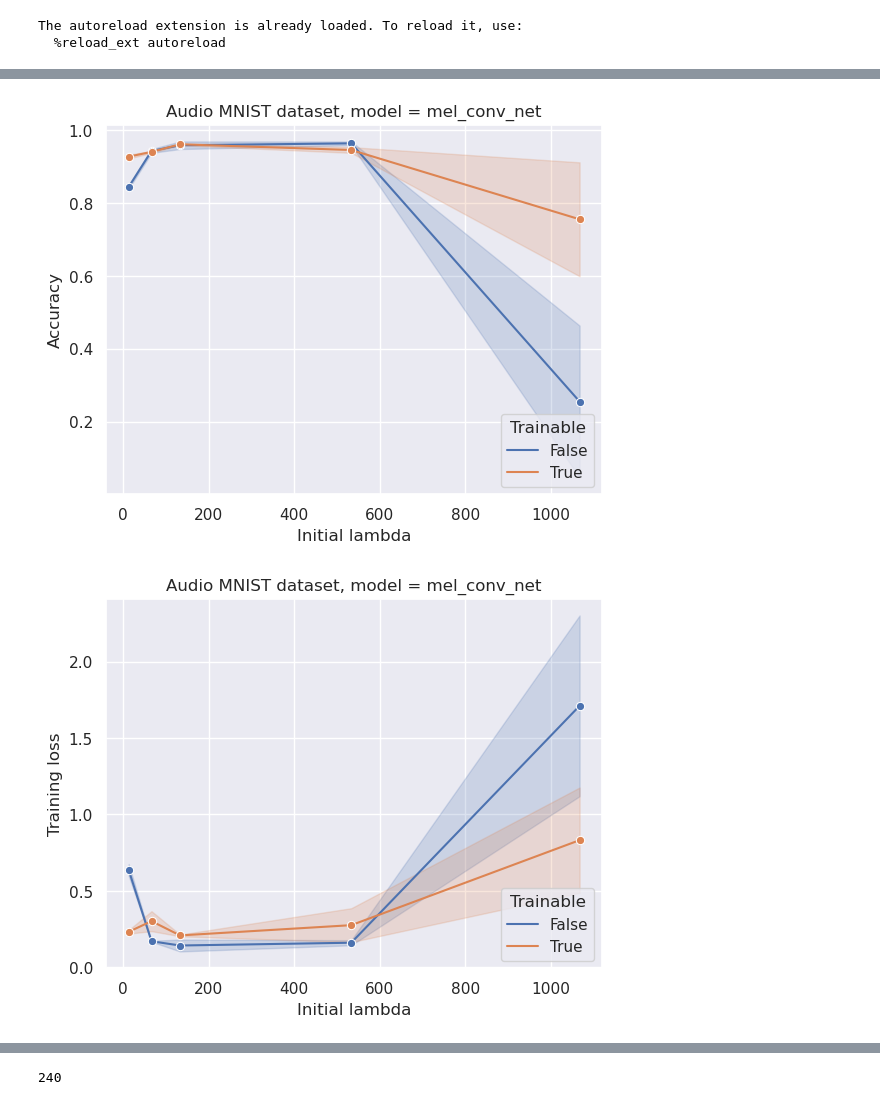
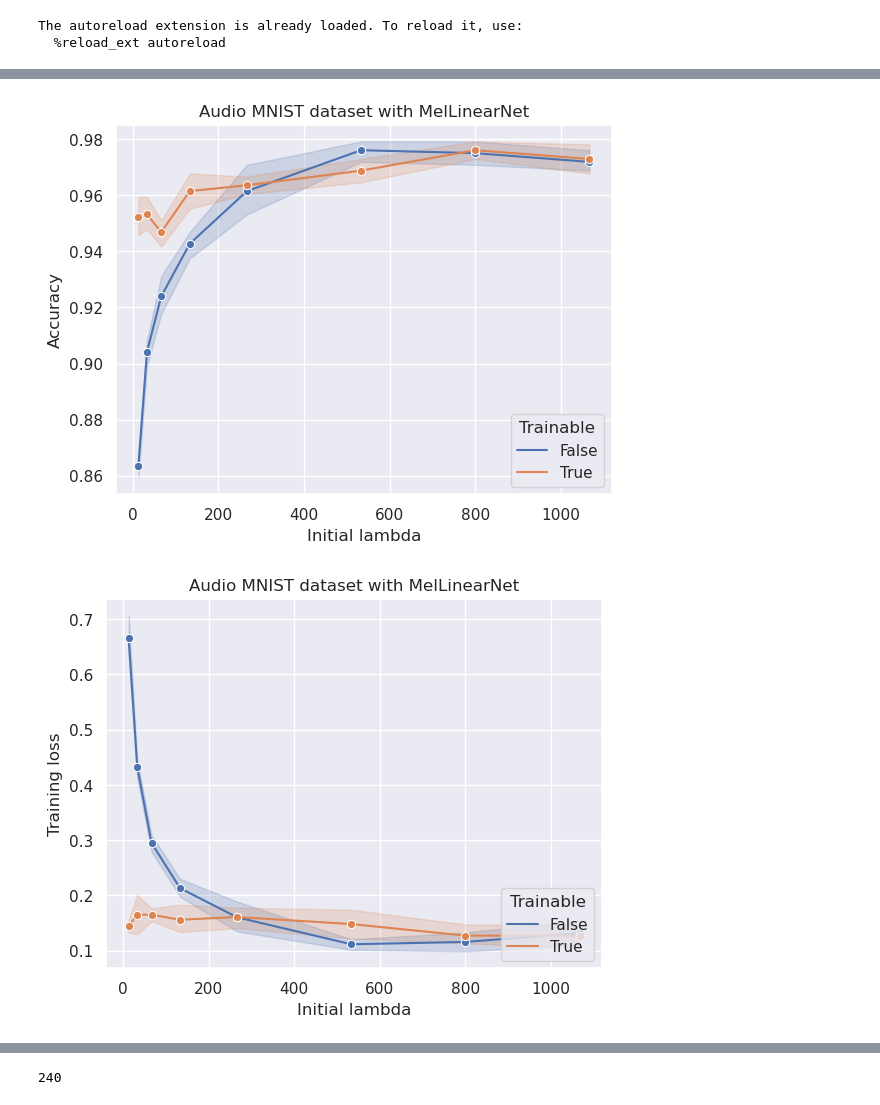
Before and after one commit to johnmartinsson/differentiable-mel-spectrogram, a Jupyter notebook: notebooks/analyse_ray_tune.ipynb, the cells around one changed output, grey strips where cells are left out. Cells and saved outputs as stored; diff of their text form; code cells hidden in the pictures.

```diff
--- a/notebooks/analyse_ray_tune.ipynb
+++ b/notebooks/analyse_ray_tune.ipynb
@@ -37,8 +37,8 @@ The autoreload extension is already loaded. To reload it, use:
 #experiment_path = "/home/martinsson/ray_results/dtf_time_frequency_lambda_search_linear/" #linear, time-frequency
 #experiment_path = "/home/martinsson/ray_results/dtf_time_frequency_lambda_search_conv_not_normalized/" #conv, time-frequency
 
-#experiment_path = "/home/martinsson/ray_results/dtf_audio_mnist_lambda_search_mel_linear/" #linear, audio-mnist
-experiment_path = "/home/martinsson/ray_results/dtf_audio_mnist_lambda_search_conv_not_normalized/" #conv, audio-mnist
+experiment_path = "/home/martinsson/ray_results/dtf_audio_mnist_lambda_search_mel_linear/" #linear, audio-mnist
+#experiment_path = "/home/martinsson/ray_results/dtf_audio_mnist_lambda_search_conv_not_normalized/" #conv, audio-mnist
 
 
 
@@ -46,5 +46,4 @@ tuner = tune.Tuner.restore(path=experiment_path)
 result = tuner.fit()
 df = result.get_dataframe()
 print(len(df))
-df
 # %% [output]
@@ -93,13 +103,26 @@ Number of trials: 20/20 (20 TERMINATED)
 plt.rcParams['text.usetex'] = False
 sns.set(font_scale=1.0, rc={'text.usetex' : False})
 
-def get_title(dataset_name):
+def get_title(dataset_name, model_name):
     if dataset_name == 'time_frequency':
-        return "Gaussian-pulse dataset"
+        dataset_title = "Gaussian-pulse dataset"
     elif dataset_name == 'audio_mnist':
-        return "Audio MNIST dataset"
+        dataset_title = "Audio MNIST dataset"
     else:
         raise ValueError("dataset_name: {} is not defined.".format(dataset_name))
+
+    if model_name == 'conv_net':
+        model_title = 'ConvNet'
+    elif model_name == 'linear_net':
+        model_title = 'LinearNet'
+    elif model_name == 'mel_linear_net':
+        model_title = 'MelLinearNet'
+    elif model_name == 'mel_conv_net':
+        model_title = 'MelConvNet'
+    else:
+        raise ValueError("model_name: {} is not defined.".format(model_name))
+
+    return "{} with {}".format(dataset_title, model_title)
 
 
 dataset_name = 'audio_mnist'
@@ -111,9 +134,9 @@ figure_height = 3
 #model_names = ['conv_net']
 #model_names = ['linear_net']
 
-model_names = ['mel_conv_net']
+#model_names = ['mel_conv_net']
 #model_names = ['mel_linear_net', 'mel_conv_net']
-#model_names = ['mel_linear_net']
+model_names = ['mel_linear_net']
 
 #####################################################################
 # Accuracy plot
@@ -137,7 +160,7 @@ for model_name in model_names:
     df_model = df[(df['config/model_name'] == model_name)]
     sns.lineplot(data=df_model, x="config/init_lambd", y='best_valid_acc', marker='o', hue='config/trainable')
 
-    plt.title(get_title(dataset_name) + ", model = {}".format(model_name))
+    plt.title(get_title(dataset_name, model_name))# + ", model = {}".format(model_name))
     plt.xlabel('Initial lambda')
     plt.ylabel('Accuracy')
 
@@ -155,7 +178,7 @@ for model_name in model_names:
     df_model = df[(df['config/model_name'] == model_name)]
     sns.lineplot(data=df_model, x="config/init_lambd", y='loss', marker='o', hue='config/trainable')
 
-    plt.title(get_title(dataset_name) + ", model = {}".format(model_name))
+    plt.title(get_title(dataset_name, model_name))# + ", model = {}".format(model_name))
     plt.xlabel('Initial lambda')
     plt.ylabel('Training loss')
 
@@ -169,34 +192,34 @@ df = result.get_dataframe()
 df = df[(df['config/dataset_name'] == dataset_name)]
 
 for model_name in model_names:
     fig, ax = plt.subplots(1, 1)
     df_model = df[(df['config/model_name'] == model_name)]
     sns.lineplot(data=df_model, x="config/init_lambd", y='best_valid_loss', marker='o', hue='config/trainable')
 
-    plt.title(get_title(dataset_name) + ", model = {}".format(model_name))
+    plt.title(get_title(dataset_name, model_name))# + ", model = {}".format(model_name))
     plt.xlabel('Initial lambda')
     plt.ylabel('Validation loss')
 
     plt.legend(loc='lower right', title='Trainable')
 
     plt.show()
 
 
 df = result.get_dataframe()
 df = df[(df['config/dataset_name'] == dataset_name)]
 for model_name in model_names:
     df_model = df[(df['config/model_name'] == model_name)]
 
     fig = plt.figure()
     g = sns.lineplot(data=df_model, x="config/init_lambd", y='lambd_est',
                 hue='config/trainable', marker="o")
 
     plt.xlabel('Initial lambda')
     plt.ylabel('Estimated lambda')
     plt.legend(loc='lower right', title='Trainable')
-    plt.title(get_title(dataset_name) + ", model = {}".format(model_name))
+    plt.title(get_title(dataset_name, model_name))# + ", model = {}".format(model_name))
     plt.show()
 #plt.savefig('figures/sigma_estimate_{}_{}.pdf'.format(model_name, dataset_name), bbox_inches='tight')
 # %% [output]
-[figure, old version]
+[figure, new version]
-[figure, old version]
+[figure, new version]
```
Also changed, not shown: parts of 3 cells of this notebook.
